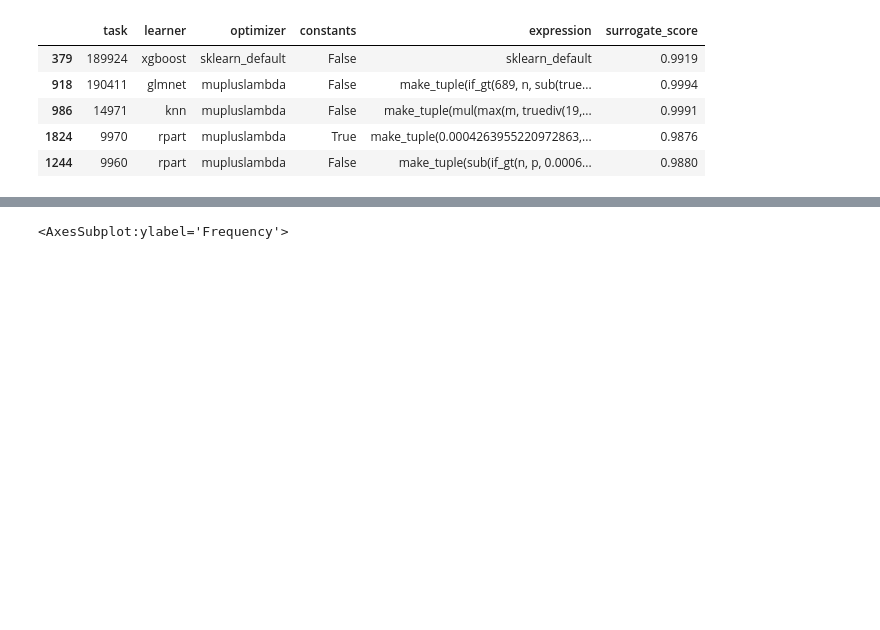
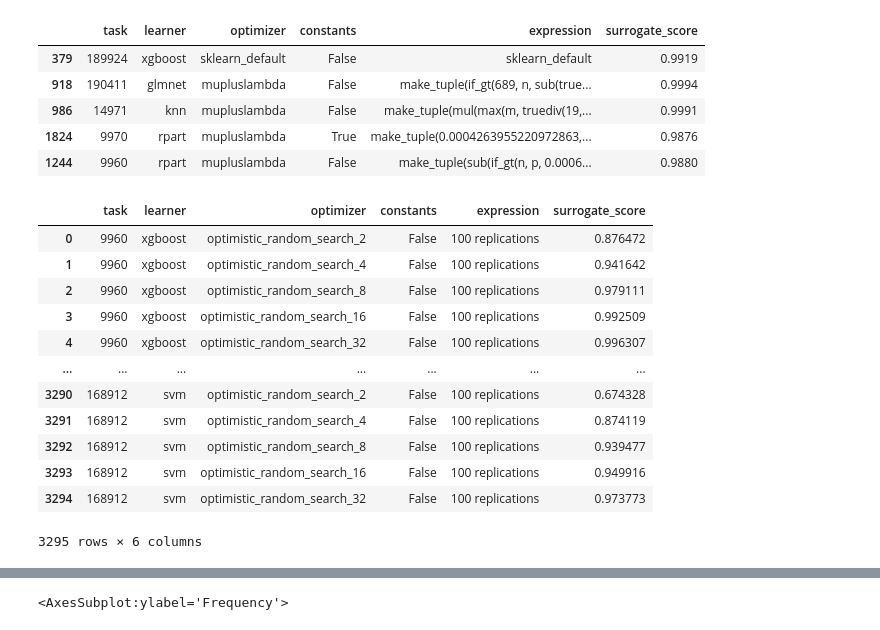
Before and after one commit to PGijsbers/symbolicdefaults, a Jupyter notebook: Figures/Figure 3 - Performance Comparison on Surrogates.ipynb, the cells around one changed output, grey strips where cells are left out. Cells and saved outputs as stored; diff of their text form; code cells hidden in the pictures; blank space fills up the shorter version.

```diff
--- a/Figures/Figure 3 - Performance Comparison on Surrogates.ipynb
+++ b/Figures/Figure 3 - Performance Comparison on Surrogates.ipynb
@@ -16,3 +16,20 @@ surrogate_performance.sample(5)
 | 986 | 14971 | knn | mupluslambda | False | make_tuple(mul(max(m, truediv(19,... | 0.9991 |
 | 1824 | 9970 | rpart | mupluslambda | True | make_tuple(0.0004263955220972863,... | 0.9876 |
 | 1244 | 9960 | rpart | mupluslambda | False | make_tuple(sub(if_gt(n, p, 0.0006... | 0.9880 |
+# %%
+opt_random_search = pd.read_csv("optimistic_random_search.csv", sep=';', header=0)
+opt_random_search
+# %% [output]
+|  | task | learner | optimizer | constants | expression | surrogate_score |
+| 0 | 9960 | xgboost | optimistic_random_search_2 | False | 100 replications | 0.876472 |
+| 1 | 9960 | xgboost | optimistic_random_search_4 | False | 100 replications | 0.941642 |
+| 2 | 9960 | xgboost | optimistic_random_search_8 | False | 100 replications | 0.979111 |
+| 3 | 9960 | xgboost | optimistic_random_search_16 | False | 100 replications | 0.992509 |
+| 4 | 9960 | xgboost | optimistic_random_search_32 | False | 100 replications | 0.996307 |
+| ... | ... | ... | ... | ... | ... | ... |
+| 3290 | 168912 | svm | optimistic_random_search_2 | False | 100 replications | 0.674328 |
+| 3291 | 168912 | svm | optimistic_random_search_4 | False | 100 replications | 0.874119 |
+| 3292 | 168912 | svm | optimistic_random_search_8 | False | 100 replications | 0.939477 |
+| 3293 | 168912 | svm | optimistic_random_search_16 | False | 100 replications | 0.949916 |
+| 3294 | 168912 | svm | optimistic_random_search_32 | False | 100 replications | 0.973773 |
+3295 rows × 6 columns
```
Also changed, not shown: parts of 7 cells of this notebook, 4 other files.
